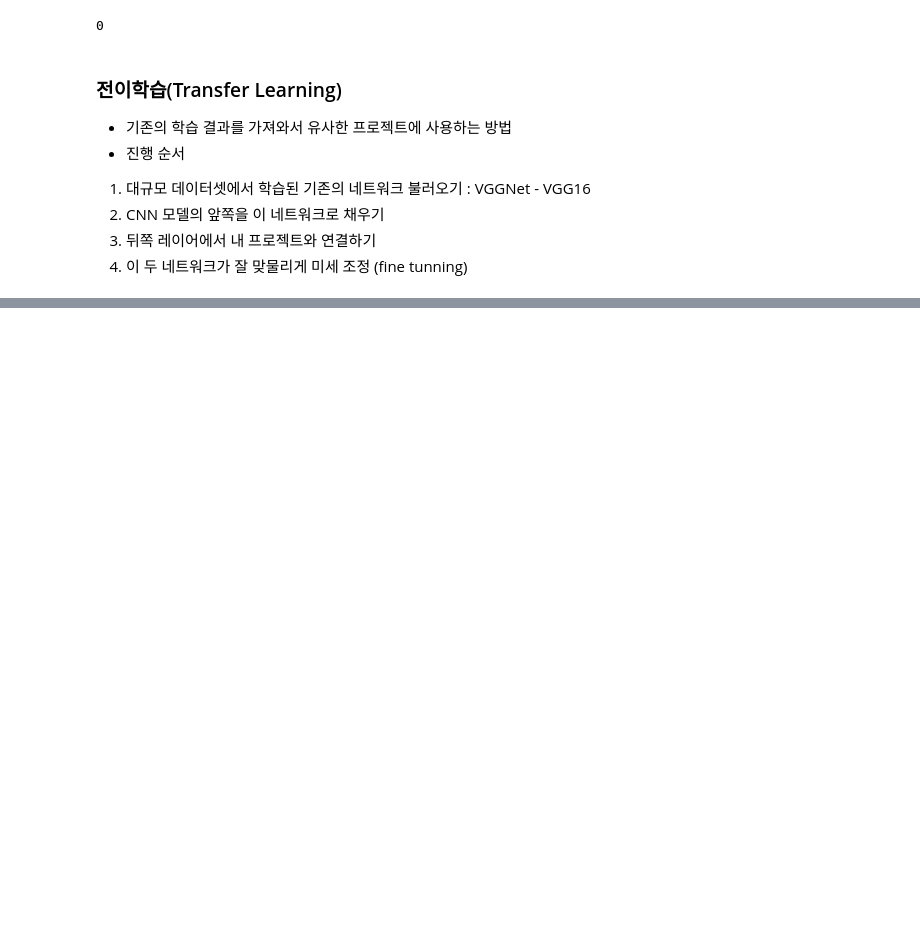
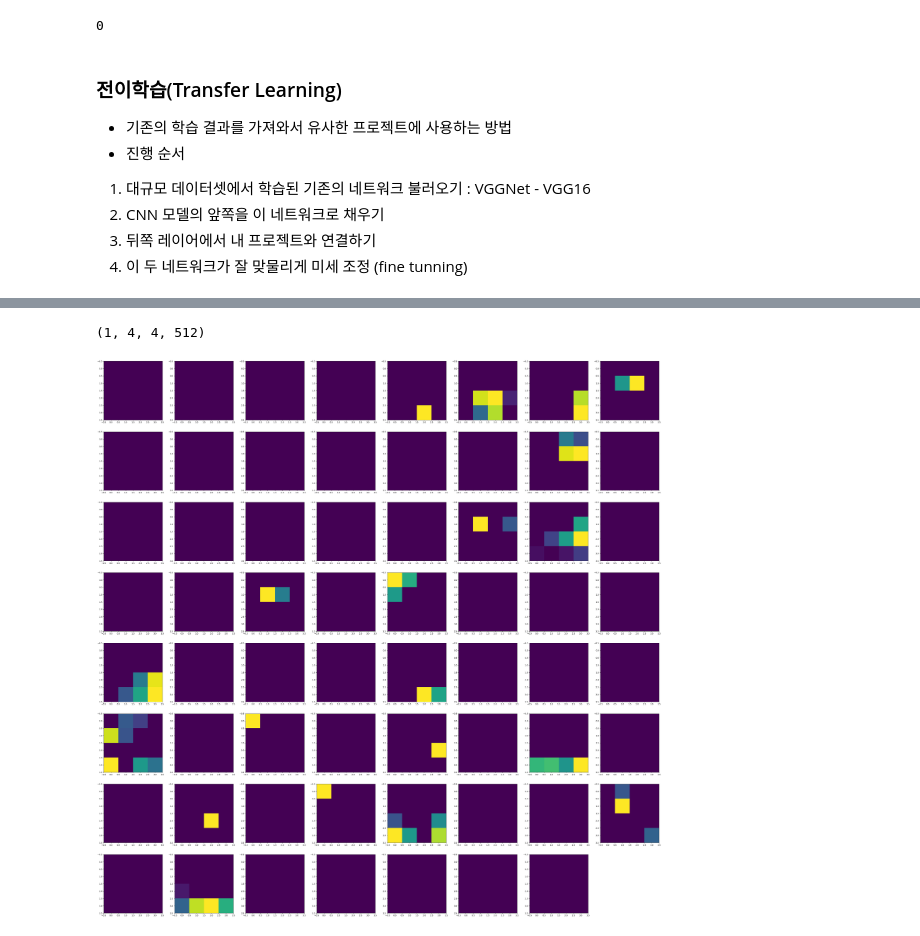
Before and after one commit to wontaeleeterry/Python_Algorithm_study_240503, a Jupyter notebook: VGG16_240730/VGG16_example_240730.ipynb, the cells around one changed output, grey strips where cells are left out. Saved outputs shown, nothing was run; the diff lists cells and outputs as text; code cells hidden in the pictures; blank space fills up the shorter version.

```diff
--- a/VGG16_240730/VGG16_example_240730.ipynb
+++ b/VGG16_240730/VGG16_example_240730.ipynb
@@ -154,0 +150,16 @@ Model: "sequential_18"
+# %%
+import tensorflow as tf
+
+# 특성뱁의 정의
+# 전이학습 모델을 가져와서 입력과 출력을 임의로 정의함
+
+ins = conv_base.inputs
+outs = conv_base.layers[18].output
+
+# [1] 첫번째 레이어를 통과하는 경우, 이미지의 특성 변화 확인
+# 레이어 숫자를 증가시켜, 입력부터 그 층의 종단까지 처리 결과를 출력하여 확인
+
+# 어떤 층의 특성맵을 출력할 지는 위의 outs에서 결정
+feature_map = tf.keras.models.Model(ins, outs)  # 특성맵 추출을 위한 임시 모델의 정의
+
+feature_map.summary()
@@ -154,0 +214,11 @@ Model: "sequential_18"
+# %%
+print(feature.shape)
+
+fig = plt.figure(figsize=(50,50))
+
+for i in range(63):
+    ax = fig.add_subplot(8, 8, i+1)
+    ax.imshow(feature[0, :, :, i])
+# %% [output]
+(1, 4, 4, 512)
+[figure, added]
```
Also changed, not shown: parts of 10 cells of this notebook.
